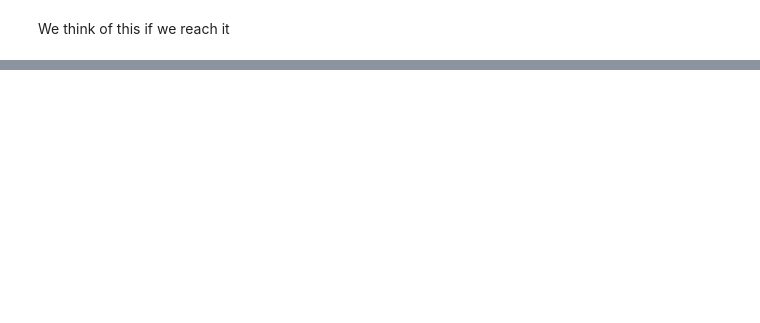
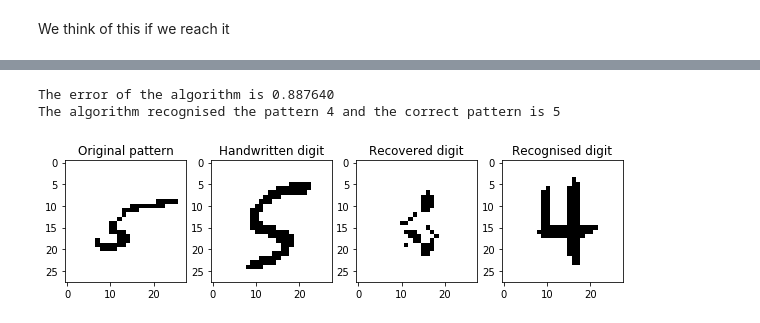
Before and after one commit to mballarin97/Hopfield-project, a Jupyter notebook: Handwritten digits recognition.ipynb, the cells around one changed output, grey strips where cells are left out. Saved outputs shown, nothing was run; the diff lists cells and outputs as text; code cells hidden in the pictures; blank space fills up the shorter version.

```diff
--- a/Handwritten digits recognition.ipynb
+++ b/Handwritten digits recognition.ipynb
@@ -133,0 +241,35 @@ digits_test = np.array(digits_test)
+# %%
+# Not sure at all about this function. The idea was: the way of computing the error
+# is not the better way in this framework: all the edges are always white, and
+# so the error is always small even if it is not working
+def minst_error(xi_idx, sys):
+    wrong_pixels = (np.abs( sys[ sys == 1 ]-xi_idx[ sys == 1 ] )/2).sum()
+    return wrong_pixels/len(sys[ sys == 1 ])
+# %%
+# tried deterministic instead of stochastic. Worse than the other and TOO MUCH TIME
+idx = np.random.randint(0,9999)
+dgt = label_test[idx]
+
+sys = X_test[idx]
+
+res = deterministic_hopfield(sys,30)
+
+wrong_pixels = minst_error(rand_patterns[dgt],sys)
+assigned_pattern = assign_pattern(rand_patterns,sys)
+
+
+fig, ax = plt.subplots(1,4, figsize=(10,6))
+ax[0].set_title('Original pattern')
+ax[0].imshow(rand_patterns[dgt].reshape(L,L),cmap='Greys')
+ax[1].set_title('Handwritten digit')
+ax[1].imshow(sys.reshape(L,L),cmap='Greys')
+ax[2].set_title('Recovered digit')
+ax[2].imshow(res.reshape(L,L),cmap='Greys')
+ax[3].set_title('Recognised digit')
+ax[3].imshow(rand_patterns[assigned_pattern].reshape(L,L),cmap='Greys')
+print('The error of the algorithm is %f' %(wrong_pixels))
+print('The algorithm recognised the pattern %i and the correct pattern is %i' %(assigned_pattern,dgt))
+# %% [output]
+The error of the algorithm is 0.887640
+The algorithm recognised the pattern 4 and the correct pattern is 5
+[figure, added]
```
Also changed, not shown: parts of 18 cells of this notebook.
